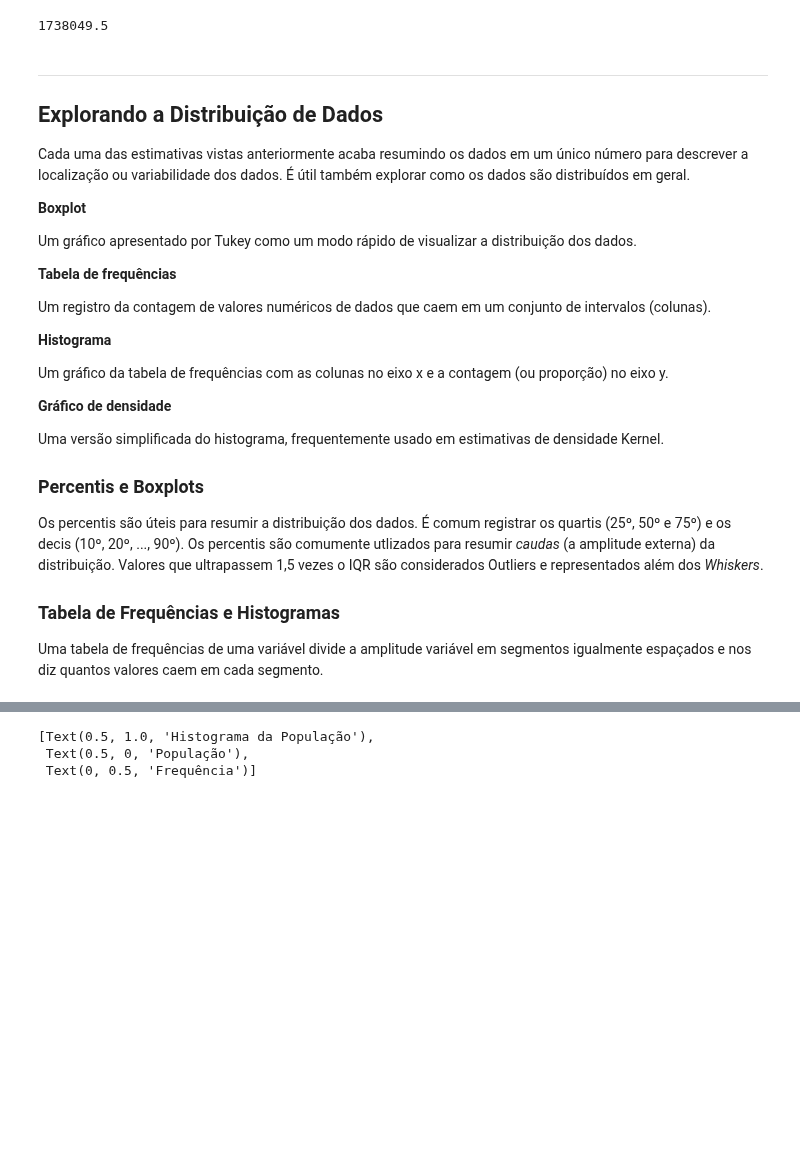
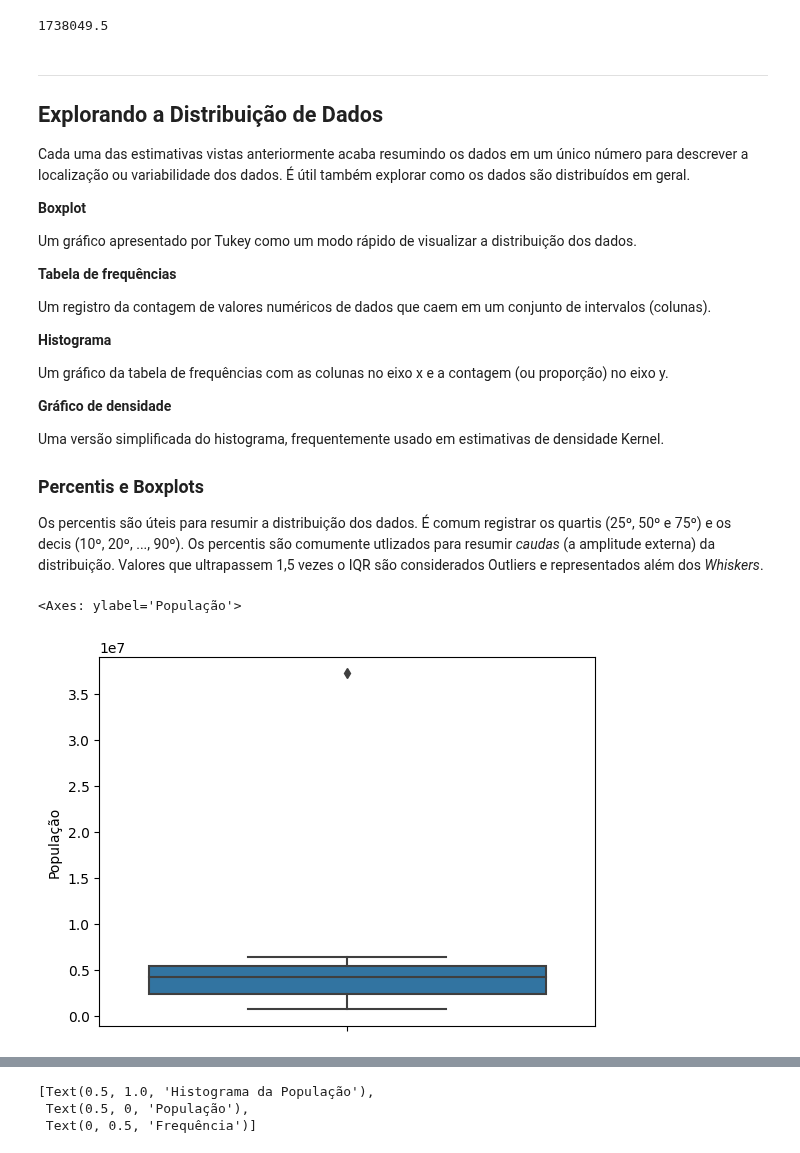
Before and after one commit to askot19/Analise_de_dados, a Jupyter notebook: Estatística Prática/1. Análise Exploratória.ipynb, the cells around one changed output, grey strips where cells are left out. Cells and saved outputs as stored; diff of their text form; code cells hidden in the pictures; blank space fills up the shorter version.

Commit message:
Inclusão do boxplot e complemento de sua descrição

```diff
--- a/Estatística Prática/1. Análise Exploratória.ipynb
+++ b/Estatística Prática/1. Análise Exploratória.ipynb
@@ -180,7 +180,8 @@ Uma versão simplificada do histograma, frequentemente usado em estimativas de d
 ### Percentis e Boxplots
 
 Os percentis são úteis para resumir a distribuição dos dados. É comum registrar os quartis (25º, 50º e 75º) e os decis (10º, 20º, ..., 90º). Os percentis são comumente utlizados para resumir *caudas* (a amplitude externa) da distribuição. Valores que ultrapassem 1,5 vezes o IQR são considerados Outliers e representados além dos *Whiskers*.
-
-### Tabela de Frequências e Histogramas
-
-Uma tabela de frequências de uma variável divide a amplitude variável em segmentos igualmente espaçados e nos diz quantos valores caem em cada segmento.
+# %%
+sns.boxplot(data = dados, y = 'População')
+# %% [output]
+<Axes: ylabel='População'>
+[figure, added]
```
Also changed, not shown: parts of 1 cell of this notebook.
